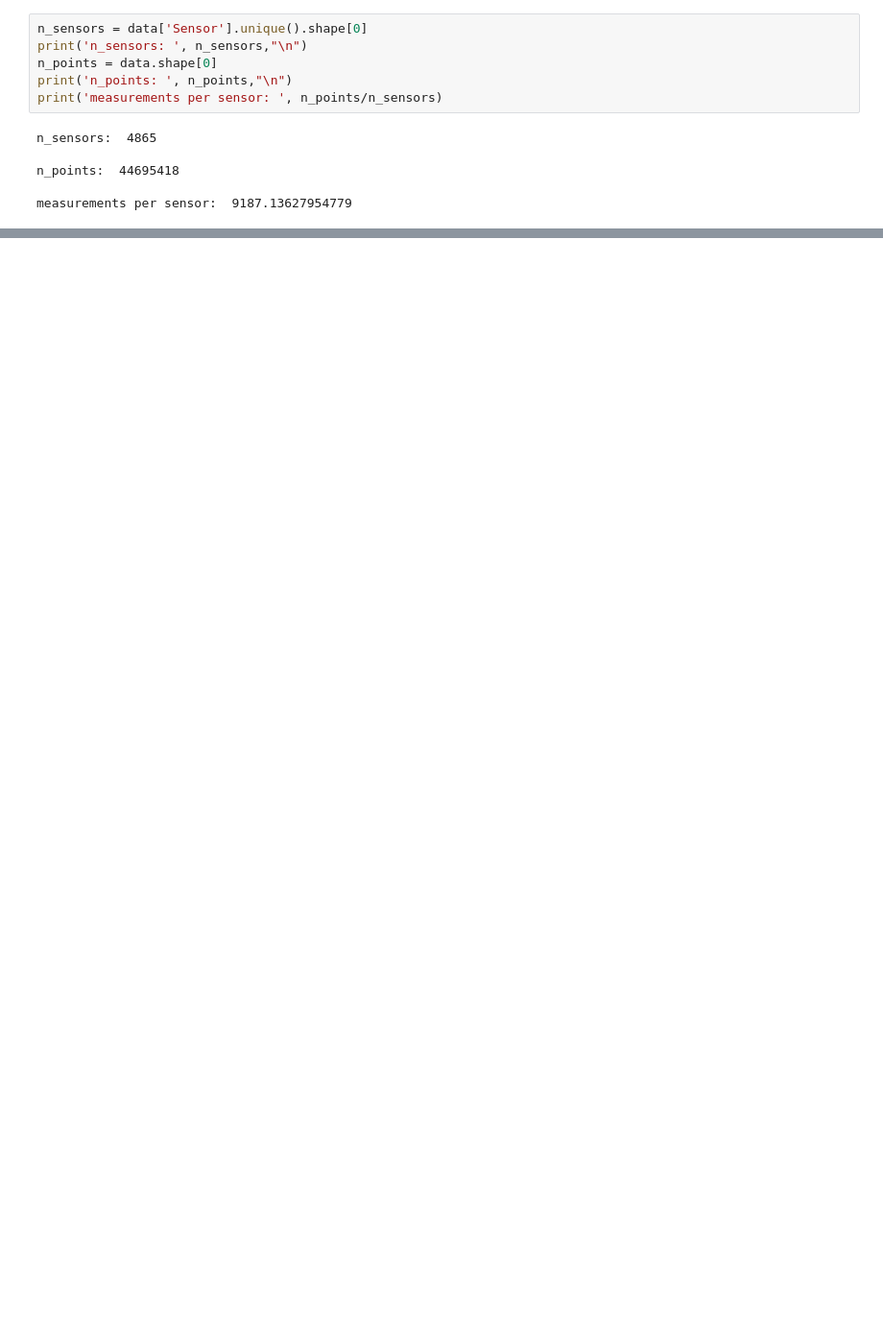
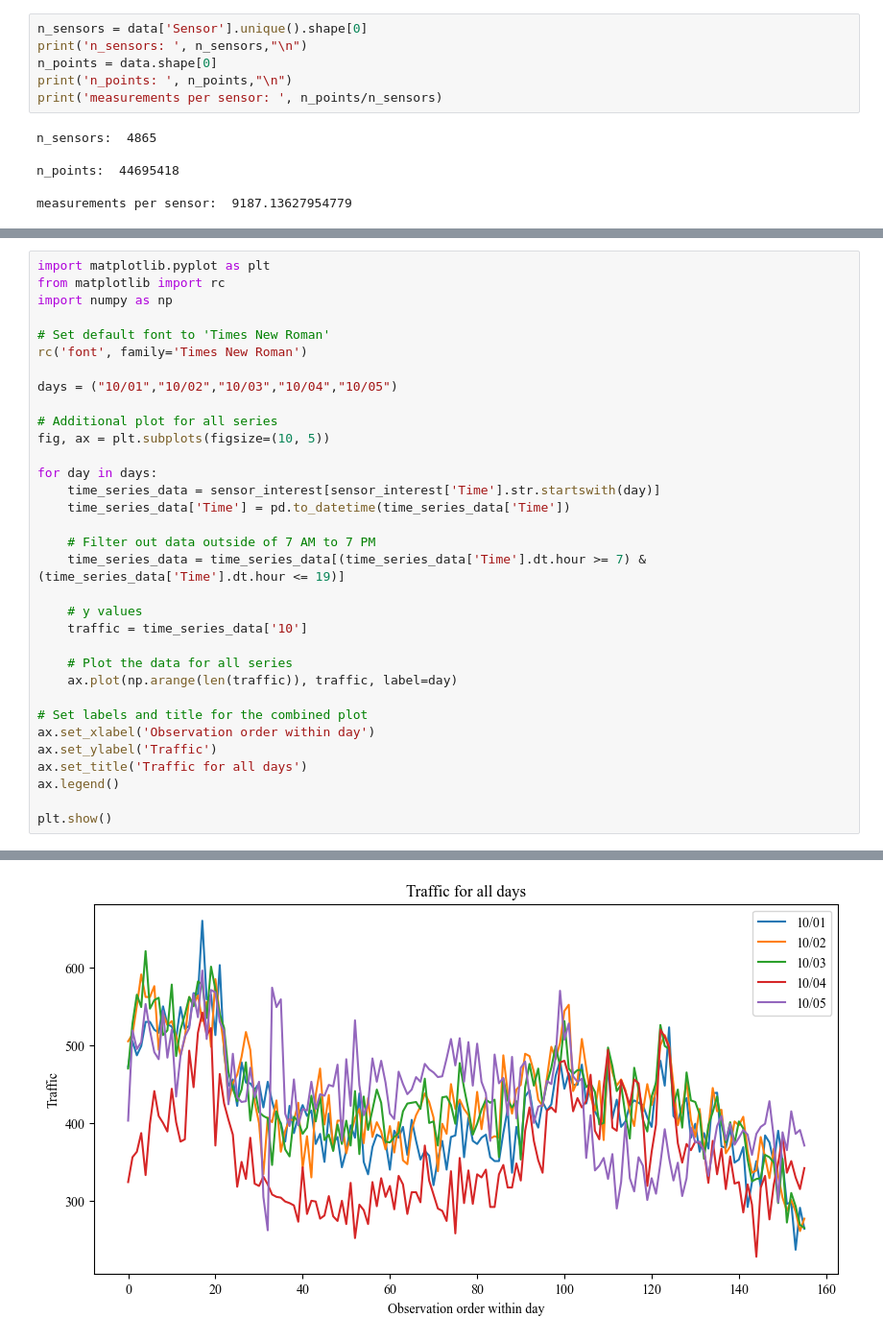
Before and after one commit to fsaudm/Recursive-Estimation-of-Polynomial-Approximation-Kaczmarz-Algorithm, a Jupyter notebook: EDA.ipynb, the cells around one changed output, grey strips where cells are left out. Shown: that part at 96% size. Cells and saved outputs as stored; diff of their text form; blank space fills up the shorter version.

```diff
--- a/EDA.ipynb
+++ b/EDA.ipynb
@@ -167,0 +271,34 @@ See the caveats in the documentation: https://pandas.pydata.org/pandas-docs/stab
+# %%
+import matplotlib.pyplot as plt
+from matplotlib import rc
+import numpy as np
+
+# Set default font to 'Times New Roman'
+rc('font', family='Times New Roman')
+
+days = ("10/01","10/02","10/03","10/04","10/05")
+
+# Additional plot for all series
+fig, ax = plt.subplots(figsize=(10, 5))
+
+for day in days:
+    time_series_data = sensor_interest[sensor_interest['Time'].str.startswith(day)]
+    time_series_data['Time'] = pd.to_datetime(time_series_data['Time'])
+
+    # Filter out data outside of 7 AM to 7 PM
+    time_series_data = time_series_data[(time_series_data['Time'].dt.hour >= 7) & (time_series_data['Time'].dt.hour <= 19)]
+
+    # y values
+    traffic = time_series_data['10']
+
+    # Plot the data for all series
+    ax.plot(np.arange(len(traffic)), traffic, label=day)
+
+# Set labels and title for the combined plot
+ax.set_xlabel('Observation order within day')
+ax.set_ylabel('Traffic')
+ax.set_title('Traffic for all days')
+ax.legend()
+
+plt.show()
+# %% [output]
@@ -167,0 +322 @@ See the caveats in the documentation: https://pandas.pydata.org/pandas-docs/stab
+[figure, added]
```
Also changed, not shown: parts of 10 cells of this notebook, 3 other files.
